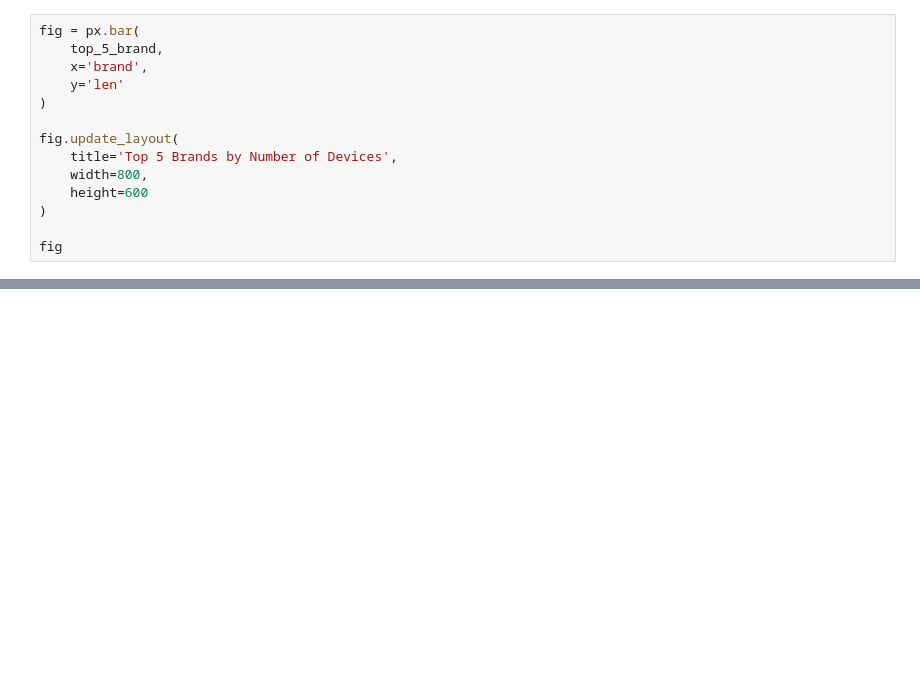
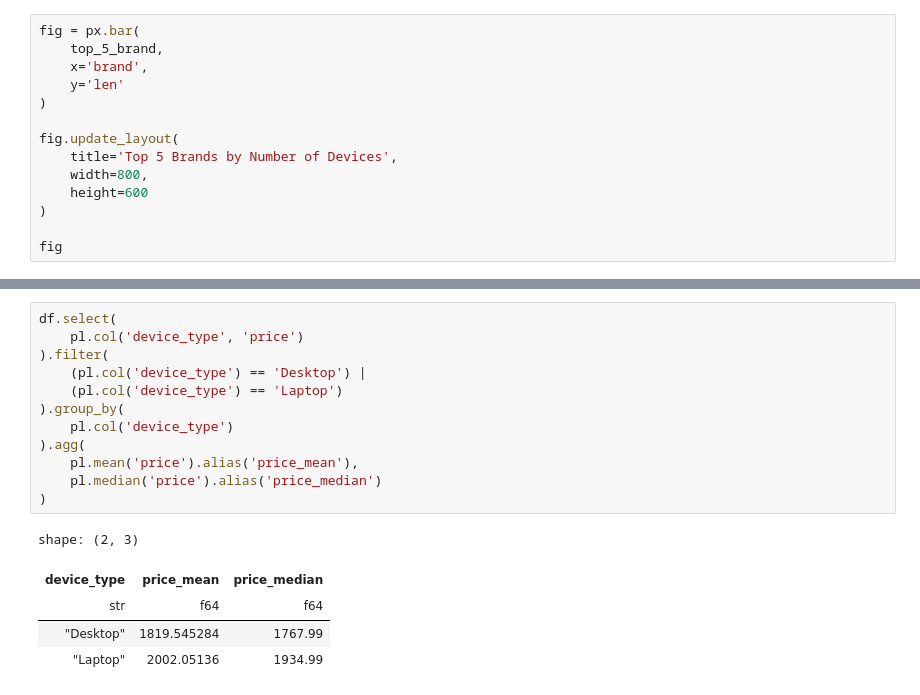
Before and after one commit to ZygimantasB/polars_library, a Jupyter notebook: kaggle/All Computer Prices.ipynb, the cells around one changed output, grey strips where cells are left out. Saved outputs shown, nothing was run; the diff lists cells and outputs as text; blank space fills up the shorter version.

```diff
--- a/kaggle/All Computer Prices.ipynb
+++ b/kaggle/All Computer Prices.ipynb
@@ -286,0 +331,18 @@ shape: (4, 2)
+# %%
+df.select(
+    pl.col('device_type', 'price')
+).filter(
+    (pl.col('device_type') == 'Desktop') |
+    (pl.col('device_type') == 'Laptop')
+).group_by(
+    pl.col('device_type')
+).agg(
+    pl.mean('price').alias('price_mean'),
+    pl.median('price').alias('price_median')
+)
+# %% [output]
+shape: (2, 3)
+| device_type | price_mean | price_median |
+| str | f64 | f64 |
+| "Desktop" | 1819.545284 | 1767.99 |
+| "Laptop" | 2002.05136 | 1934.99 |
```
Also changed, not shown: parts of 6 cells of this notebook.
